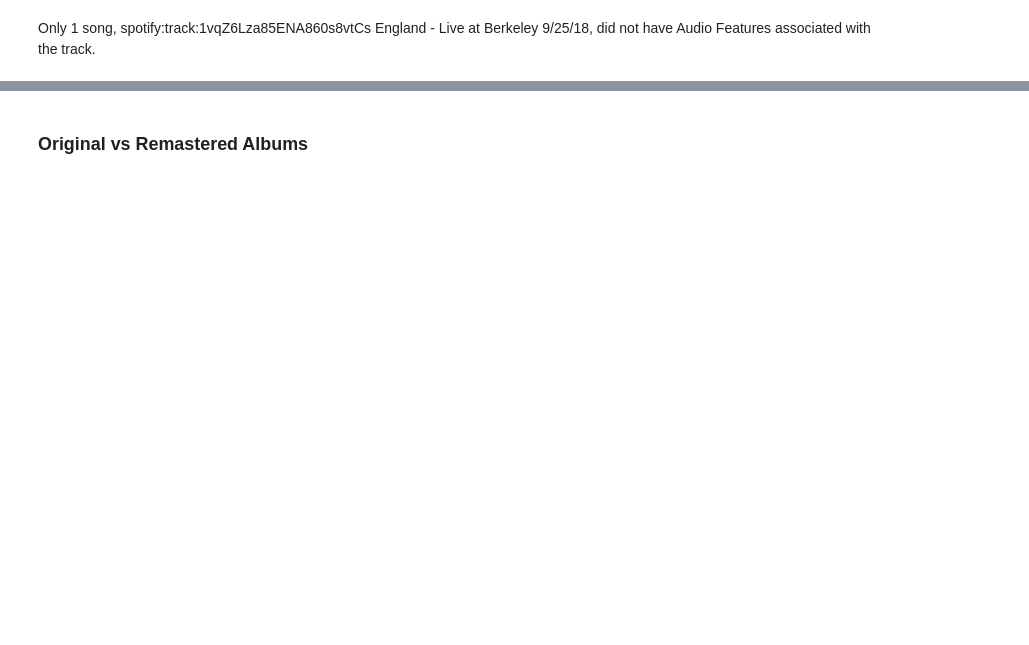
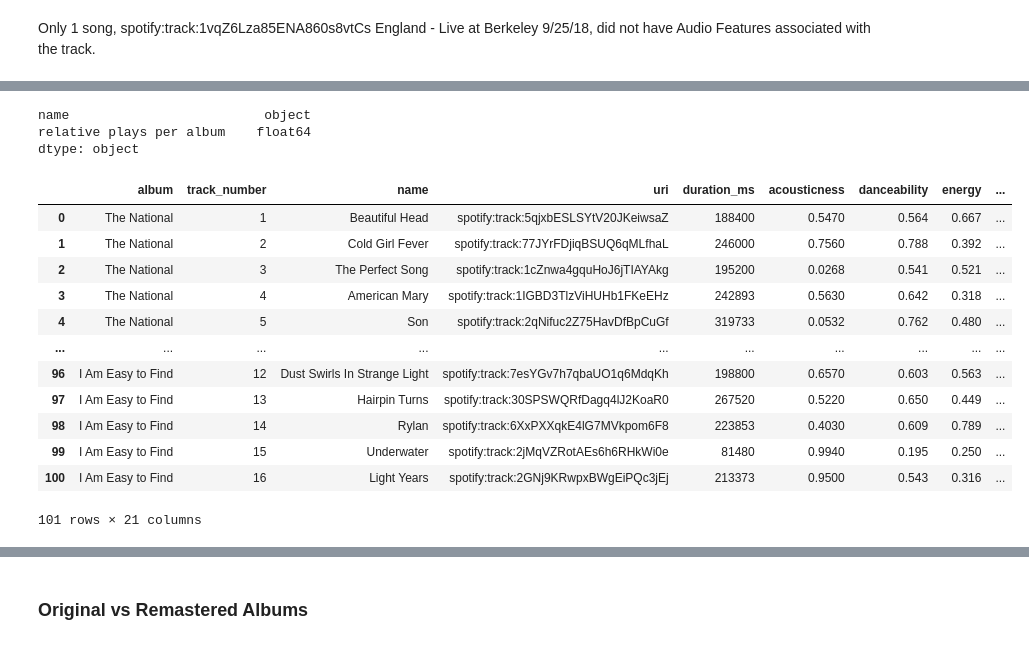
Before and after one commit to codey-phoun/SpotifyAudioFeatures_TheNational, a Jupyter notebook: Spotipy_The_National.ipynb, the cells around one changed output, grey strips where cells are left out. Cells and saved outputs as stored; diff of their text form; code cells hidden in the pictures; blank space fills up the shorter version.

```diff
--- a/Spotipy_The_National.ipynb
+++ b/Spotipy_The_National.ipynb
@@ -263,0 +382,6 @@ studio_albums_df
+# %%
+# add relative proportion of plays of each track per album
+album_play_sums = studio_albums_df.groupby(['album', 'name'])['plays'].sum()
+relative_plays = album_play_sums.groupby(level=0).apply(lambda x: 100 * x / float(x.sum()))
+# %%
+relative_plays = relative_plays.droplevel('album')
@@ -264,3 +402,29 @@ studio_albums_df
+# %%
+relative_plays = relative_plays.to_frame().reset_index()
+relative_plays.rename(columns={"plays": "relative plays per album"}, inplace = True)
+# %%
+relative_plays.dtypes
+# %% [output]
+name                         object
+relative plays per album    float64
+dtype: object
+# %%
+studio_albums_df.merge(relative_plays,
+                     on = "name")
+# %% [output]
+|  | album | track_number | name | uri | duration_ms | acousticness | danceability | energy | ... |
+| 0 | The National | 1 | Beautiful Head | spotify:track:5qjxbESLSYtV20JKeiwsaZ | 188400 | 0.5470 | 0.564 | 0.667 | ... |
+| 1 | The National | 2 | Cold Girl Fever | spotify:track:77JYrFDjiqBSUQ6qMLfhaL | 246000 | 0.7560 | 0.788 | 0.392 | ... |
+| 2 | The National | 3 | The Perfect Song | spotify:track:1cZnwa4gquHoJ6jTIAYAkg | 195200 | 0.0268 | 0.541 | 0.521 | ... |
+| 3 | The National | 4 | American Mary | spotify:track:1IGBD3TlzViHUHb1FKeEHz | 242893 | 0.5630 | 0.642 | 0.318 | ... |
+| 4 | The National | 5 | Son | spotify:track:2qNifuc2Z75HavDfBpCuGf | 319733 | 0.0532 | 0.762 | 0.480 | ... |
+| ... | ... | ... | ... | ... | ... | ... | ... | ... | ... |
+| 96 | I Am Easy to Find | 12 | Dust Swirls In Strange Light | spotify:track:7esYGv7h7qbaUO1q6MdqKh | 198800 | 0.6570 | 0.603 | 0.563 | ... |
+| 97 | I Am Easy to Find | 13 | Hairpin Turns | spotify:track:30SPSWQRfDagq4lJ2KoaR0 | 267520 | 0.5220 | 0.650 | 0.449 | ... |
+| 98 | I Am Easy to Find | 14 | Rylan | spotify:track:6XxPXXqkE4lG7MVkpom6F8 | 223853 | 0.4030 | 0.609 | 0.789 | ... |
+| 99 | I Am Easy to Find | 15 | Underwater | spotify:track:2jMqVZRotAEs6h6RHkWi0e | 81480 | 0.9940 | 0.195 | 0.250 | ... |
+| 100 | I Am Easy to Find | 16 | Light Years | spotify:track:2GNj9KRwpxBWgEiPQc3jEj | 213373 | 0.9500 | 0.543 | 0.316 | ... |
+101 rows × 21 columns
 # %%
 # set data types
 
```
Also changed, not shown: parts of 9 cells of this notebook.
